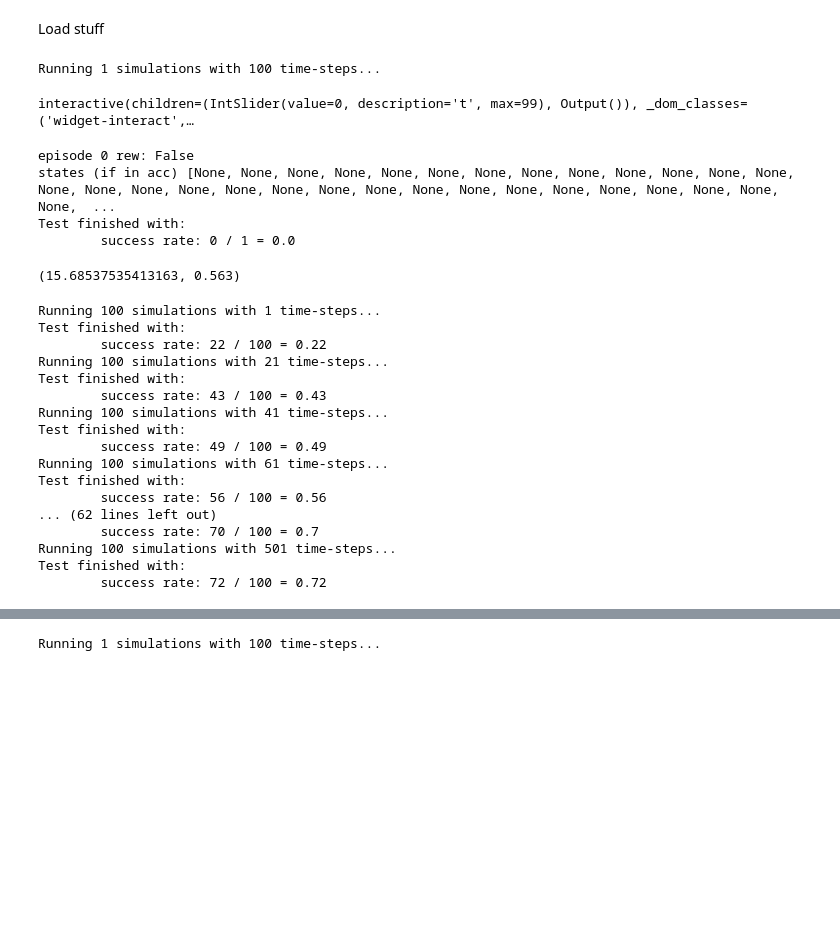
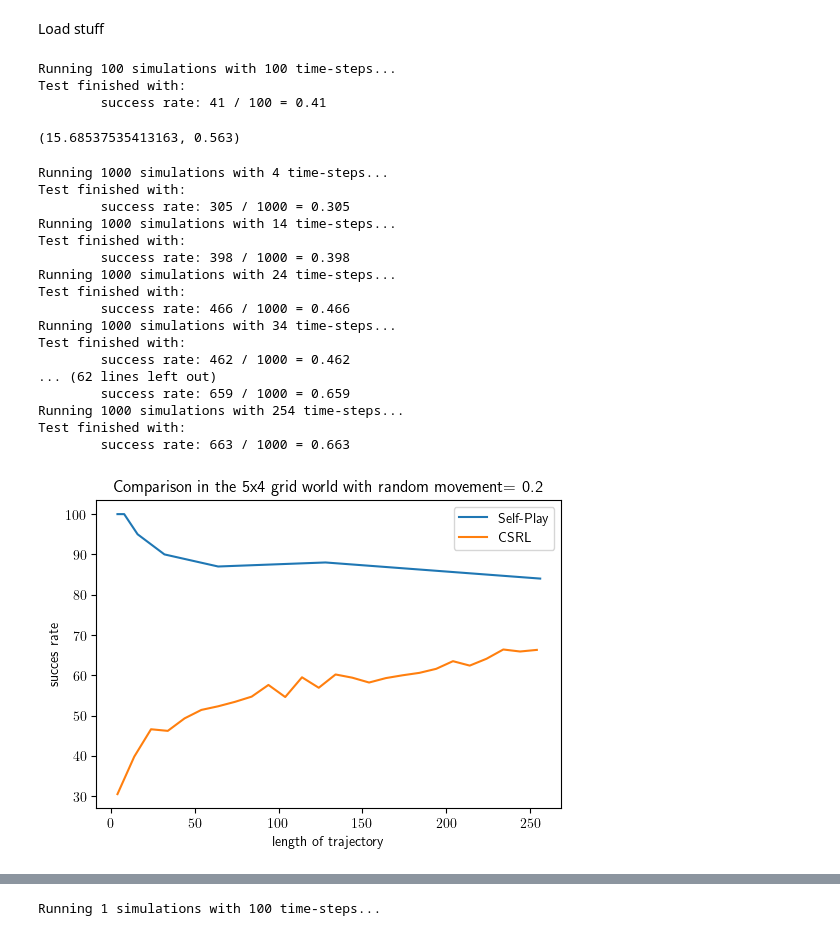
Before and after one commit to CL2-UWaterloo/RL-LTL, a Jupyter notebook: ComputeCanada_scrips/First_case.ipynb, the cells around one changed output, grey strips where cells are left out. Saved outputs shown, nothing was run; the diff lists cells and outputs as text; code cells hidden in the pictures; blank space fills up the shorter version.

```diff
--- a/ComputeCanada_scrips/First_case.ipynb
+++ b/ComputeCanada_scrips/First_case.ipynb
@@ -194,14 +217,11 @@ Q = np.load(f'Q1_{p}.npy')
 value = np.load(f'value1_{p}.npy')
 policy = np.load(f'policy1_{p}.npy')
 # %%
-episodes, rewards = csrl.run_Q_test(policy, LTL_formula, predicates, start=(0,0),T=100, runs=1, verbose=3)
+episodes, rewards = csrl.run_Q_test(policy, LTL_formula, predicates, start=(0,0),T=100, runs=100, verbose=0)
 # %% [output]
-Running 1 simulations with 100 time-steps...
+Running 100 simulations with 100 time-steps...
+Test finished with:
+        success rate: 41 / 100 = 0.41
-interactive(children=(IntSlider(value=0, description='t', max=99), Output()), _dom_classes=('widget-interact',…
-episode 0 rew: False
-states (if in acc) [None, None, None, None, None, None, None, None, None, None, None, None, None, None, None, None, None, None, None, None, None, None, None, None, None, None, None, None, None, None,  ...
-Test finished with:
-        success rate: 0 / 1 = 0.0
 # %%
 np.sqrt(1000*np.var(rew)), np.mean(rew)
 # %% [output]
@@ -209,30 +229,47 @@ np.sqrt(1000*np.var(rew)), np.mean(rew)
 # %%
 rewards_mean = []
 rewards_std = []
-n_runs = 100
+n_runs = 1000
 
-x = range(1,502,20)
+x = range(4,256,10)
 for i in x:
     episodes, rew = csrl.run_Q_test(policy, LTL_formula, predicates, T=i, runs=n_runs, verbose=0)
     rewards_mean.append(100*np.mean(rew))
     rewards_std.append((rewards_mean[-1]-np.sqrt(n_runs*np.var(rew)), rewards_mean[-1]+np.sqrt(n_runs*np.var(rew))))
 rewards_std = np.array(rewards_std)
 # %% [output]
-Running 100 simulations with 1 time-steps...
+Running 1000 simulations with 4 time-steps...
 Test finished with:
-        success rate: 22 / 100 = 0.22
-Running 100 simulations with 21 time-steps...
+        success rate: 305 / 1000 = 0.305
+Running 1000 simulations with 14 time-steps...
 Test finished with:
-        success rate: 43 / 100 = 0.43
-Running 100 simulations with 41 time-steps...
+        success rate: 398 / 1000 = 0.398
+Running 1000 simulations with 24 time-steps...
 Test finished with:
-        success rate: 49 / 100 = 0.49
-Running 100 simulations with 61 time-steps...
+        success rate: 466 / 1000 = 0.466
+Running 1000 simulations with 34 time-steps...
 Test finished with:
-        success rate: 56 / 100 = 0.56
+        success rate: 462 / 1000 = 0.462
 ... (62 lines left out)
-        success rate: 70 / 100 = 0.7
-Running 100 simulations with 501 time-steps...
+        success rate: 659 / 1000 = 0.659
+Running 1000 simulations with 254 time-steps...
 Test finished with:
-        success rate: 72 / 100 = 0.72
+        success rate: 663 / 1000 = 0.663
+# %%
+T = [4, 8, 16, 32, 64, 128, 256]
+success_rates = [100, 100, 95, 90, 87, 88, 84]
+
+plt.figure(figsize=(6,4))
+plt.plot(T, success_rates, label = "Self-Play")
+
+plt.plot(x, rewards_mean, label="CSRL")
+
+plt.xlabel("length of trajectory")
+plt.ylabel("succes rate")
+# plt.title("MCTS (search depth="+str(search_depth)+"), P="+str(p))
+plt.title("Comparison in the 5x4 grid world with random movement= 0.2")
+plt.legend()
+plt.savefig("5x4.pdf")
+# %% [output]
+[figure, added]
 # %%
```
Also changed, not shown: parts of 12 cells of this notebook, 8 other files.
